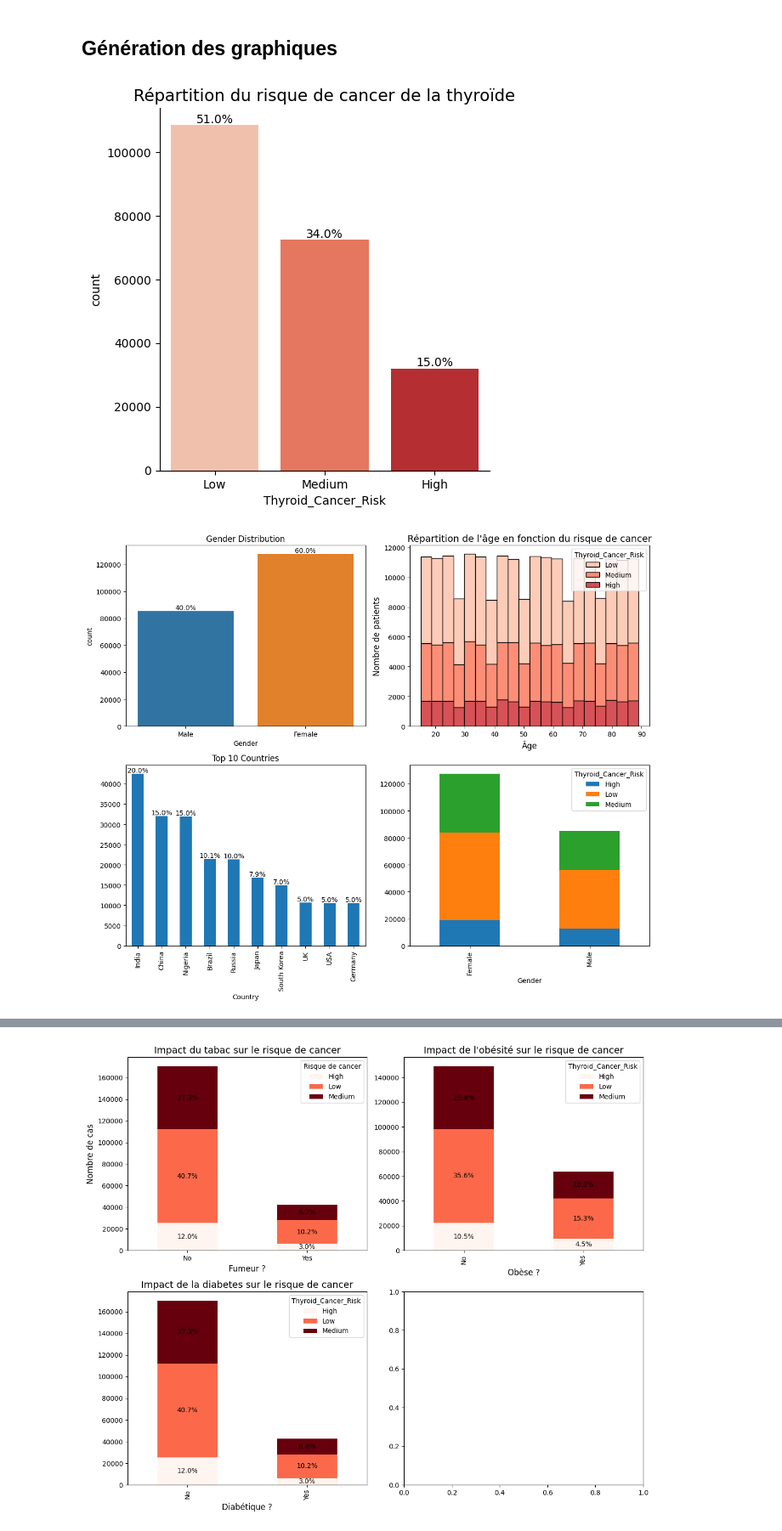
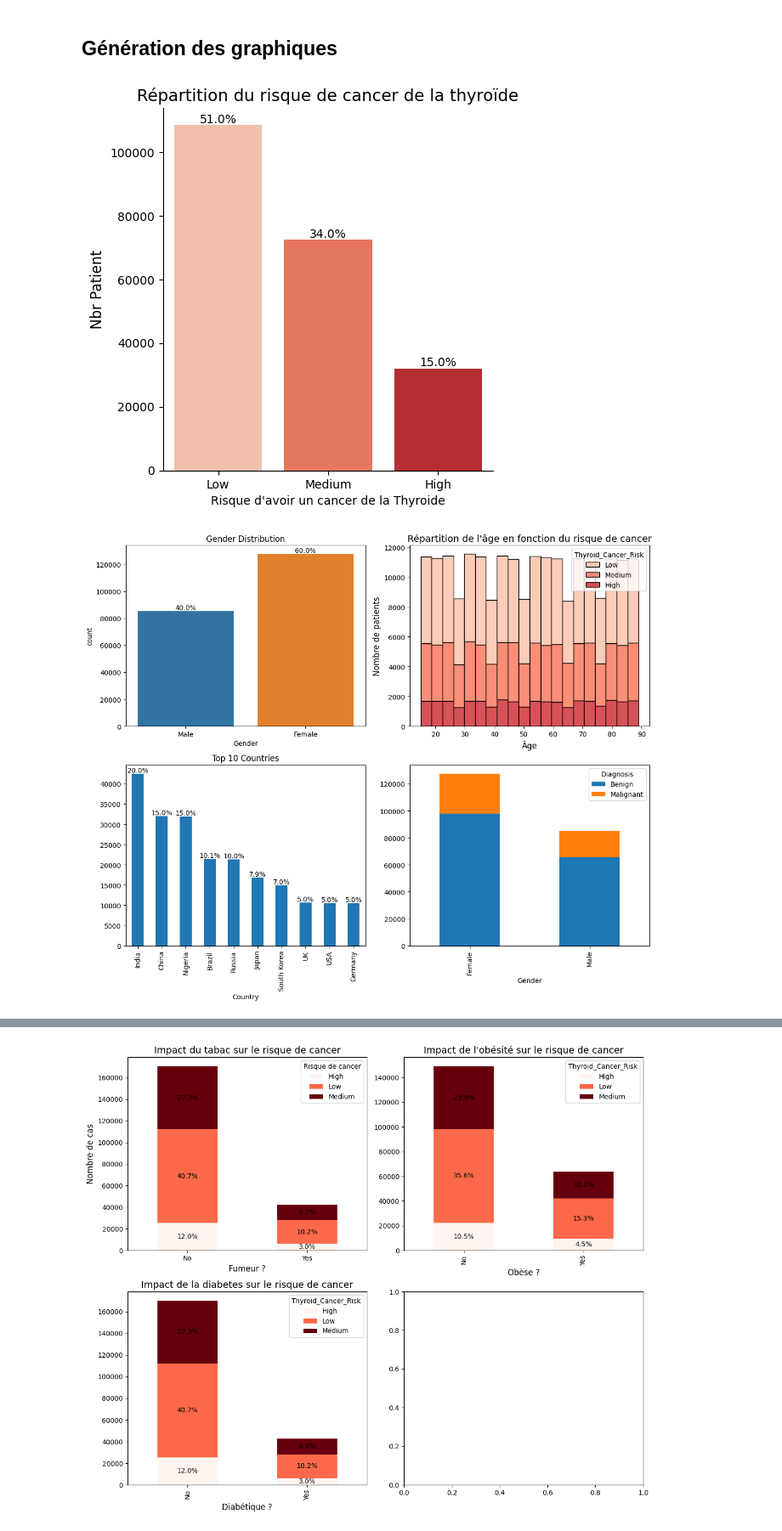
Before and after one commit to Death4Sword/ML_Cancer_Risk_Project, a Jupyter notebook: analyse_exhaustive.ipynb, the cells around one changed output, grey strips where cells are left out. Shown at 85% size. Cells and saved outputs as stored; diff of their text form; code cells hidden in the pictures.

```diff
--- a/analyse_exhaustive.ipynb
+++ b/analyse_exhaustive.ipynb
@@ -81,6 +81,8 @@ order = ['Low', 'Medium', 'High']
 colors = sns.color_palette('Reds', len(order))
 
 ax = sns.catplot(data=df, x='Thyroid_Cancer_Risk', kind='count', hue='Thyroid_Cancer_Risk', palette=dict(zip(order,colors)), order=order, legend=False)
+ax.ax.set_ylabel('Nbr Patient', fontsize=12)
+ax.ax.set_xlabel('Risque d\'avoir un cancer de la Thyroide')
 ax.ax.set_title('Répartition du risque de cancer de la thyroïde', fontsize=14)
 for p in ax.ax.patches:
     height = p.get_height()
@@ -89,7 +91,7 @@ for p in ax.ax.patches:
     ax.ax.text(p.get_x() + p.get_width() / 2, height, percentage, ha='center', va='bottom', fontsize=10, color='black')
 plt.show()
 # %% [output]
-[figure, old version]
+[figure, new version]
 # %%
 fig, axes = plt.subplots(2, 2, figsize=(12, 10))
 
@@ -98,32 +100,32 @@ plot = sns.countplot(data=df, x='Gender', palette=['#1f77b4', '#ff7f0e'], ax=axe
 for p in plot.patches :
     percentage = f'{100 * p.get_height() / len(df):.1f}%'
     axes[0, 0].annotate(percentage, (p.get_x() + p.get_width() / 2, p.get_height()), ha='center', va='bottom', fontsize=10, color='black')
 axes[0, 0].set_title('Gender Distribution')
 
 
 # Répartition des risques de cancer par tranche d'age
 sns.histplot(data=df, x="Age", hue="Thyroid_Cancer_Risk", multiple="stack", palette="Reds", bins=20, ax=axes[0, 1])
 axes[0, 1].set_title("Répartition de l'âge en fonction du risque de cancer", fontsize=14)
 axes[0, 1].set_xlabel("Âge", fontsize=12)
 axes[0, 1].set_ylabel("Nombre de patients", fontsize=12)
 
 
 
 # Répartition des risques de cancer par Pays
 df['Country'].value_counts().head(10).plot(kind='bar', ax=axes[1, 0])
 total = df['Country'].value_counts().sum()
 for p in axes[1, 0].patches:
     percentage = f'{100 * p.get_height() / total:.1f}%'
     axes[1, 0].annotate(percentage, (p.get_x() + p.get_width() / 2, p.get_height()), ha='center', va='bottom', fontsize=10, color='black')
 axes[1, 0].set_title('Top 10 Countries')
 
 
 # Répartition du risque de cancer par genre
-gender_risk_counts = df.groupby(["Gender", "Thyroid_Cancer_Risk"]).size().unstack()
+gender_risk_counts = df.groupby(["Gender", "Diagnosis"]).size().unstack()
 plot = gender_risk_counts.plot(kind="bar", stacked=True, ax=axes[1, 1])
 
 # Affichage des graphiques
 plt.tight_layout()
 plt.show()
 # %% [output]
-[figure, old version]
+[figure, new version]
```
Also changed, not shown: parts of 3 cells of this notebook, 2 other files.
